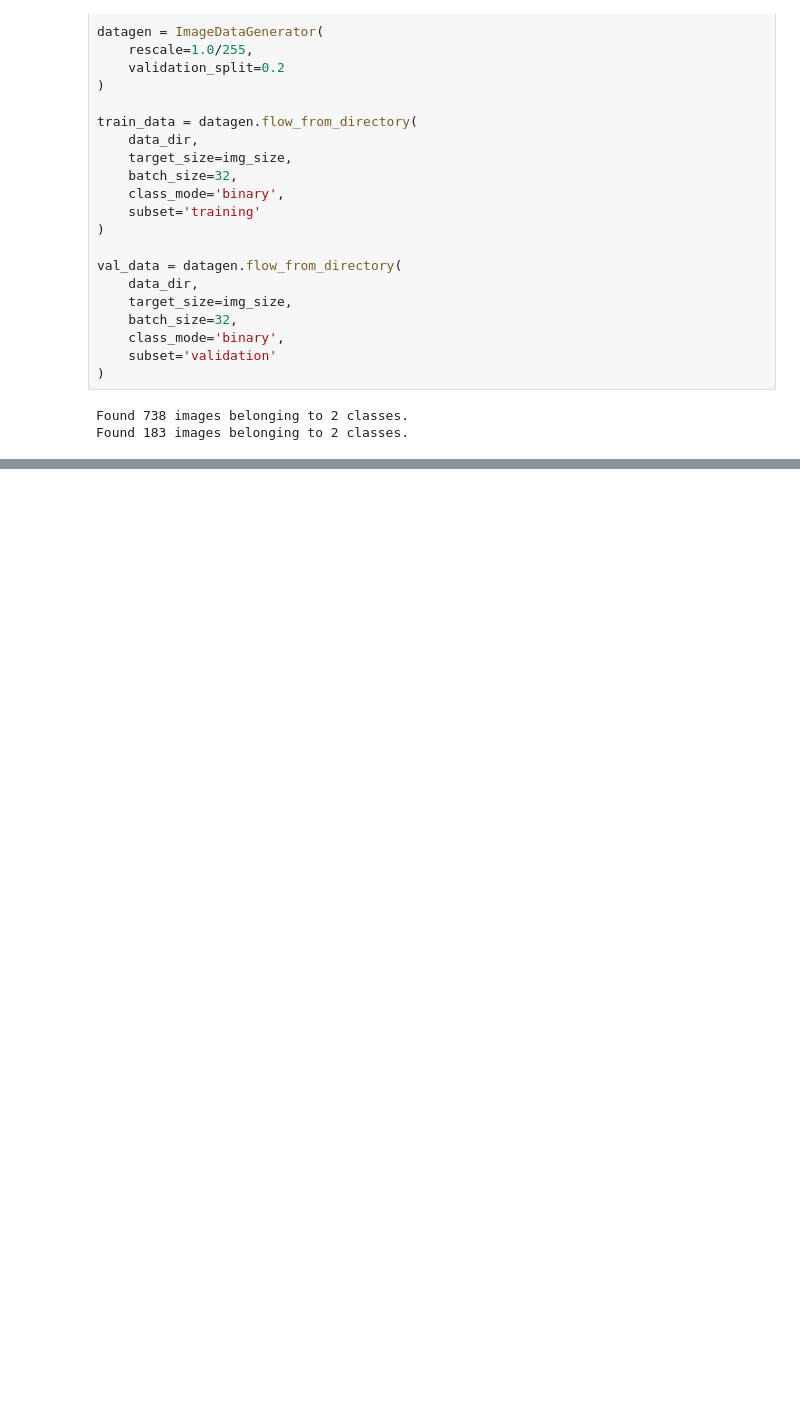
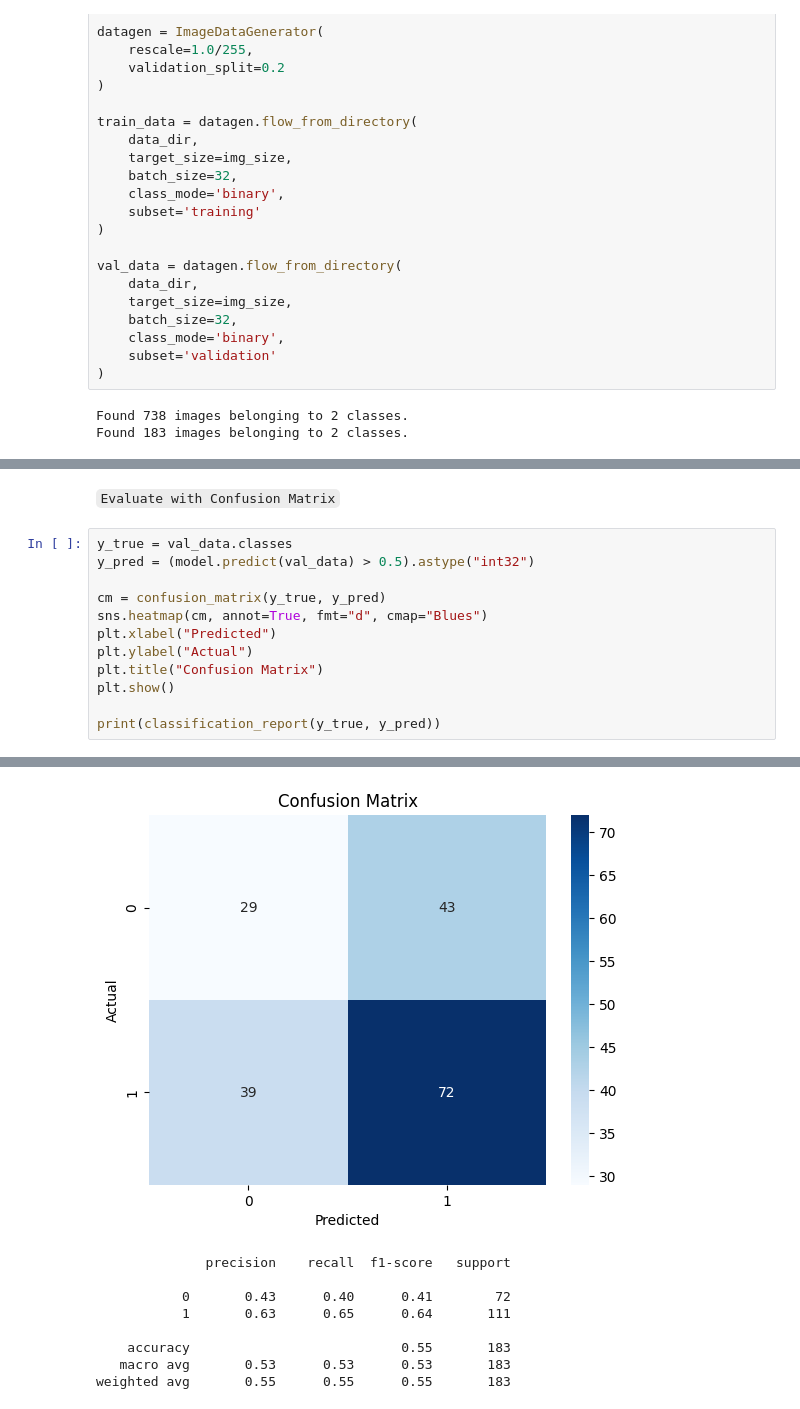
Before and after one commit to Tanish-Sarkar/Human-Presence-Detection, a Jupyter notebook: Notebooks/Applied_Deep_Learning.ipynb, the cells around one changed output, grey strips where cells are left out. Saved outputs shown, nothing was run; the diff lists cells and outputs as text; blank space fills up the shorter version.

```diff
--- a/Notebooks/Applied_Deep_Learning.ipynb
+++ b/Notebooks/Applied_Deep_Learning.ipynb
@@ -46,0 +139,15 @@ Found 183 images belonging to 2 classes.
+# %% [markdown]
+`Evaluate with Confusion Matrix`
+# %%
+y_true = val_data.classes
+y_pred = (model.predict(val_data) > 0.5).astype("int32")
+
+cm = confusion_matrix(y_true, y_pred)
+sns.heatmap(cm, annot=True, fmt="d", cmap="Blues")
+plt.xlabel("Predicted")
+plt.ylabel("Actual")
+plt.title("Confusion Matrix")
+plt.show()
+
+print(classification_report(y_true, y_pred))
+# %% [output]
@@ -46,0 +155,9 @@ Found 183 images belonging to 2 classes.
+[figure, added]
+              precision    recall  f1-score   support
+
+           0       0.43      0.40      0.41        72
+           1       0.63      0.65      0.64       111
+
+    accuracy                           0.55       183
+   macro avg       0.53      0.53      0.53       183
+weighted avg       0.55      0.55      0.55       183
```
Also changed, not shown: parts of 7 cells of this notebook, 4 other files.
